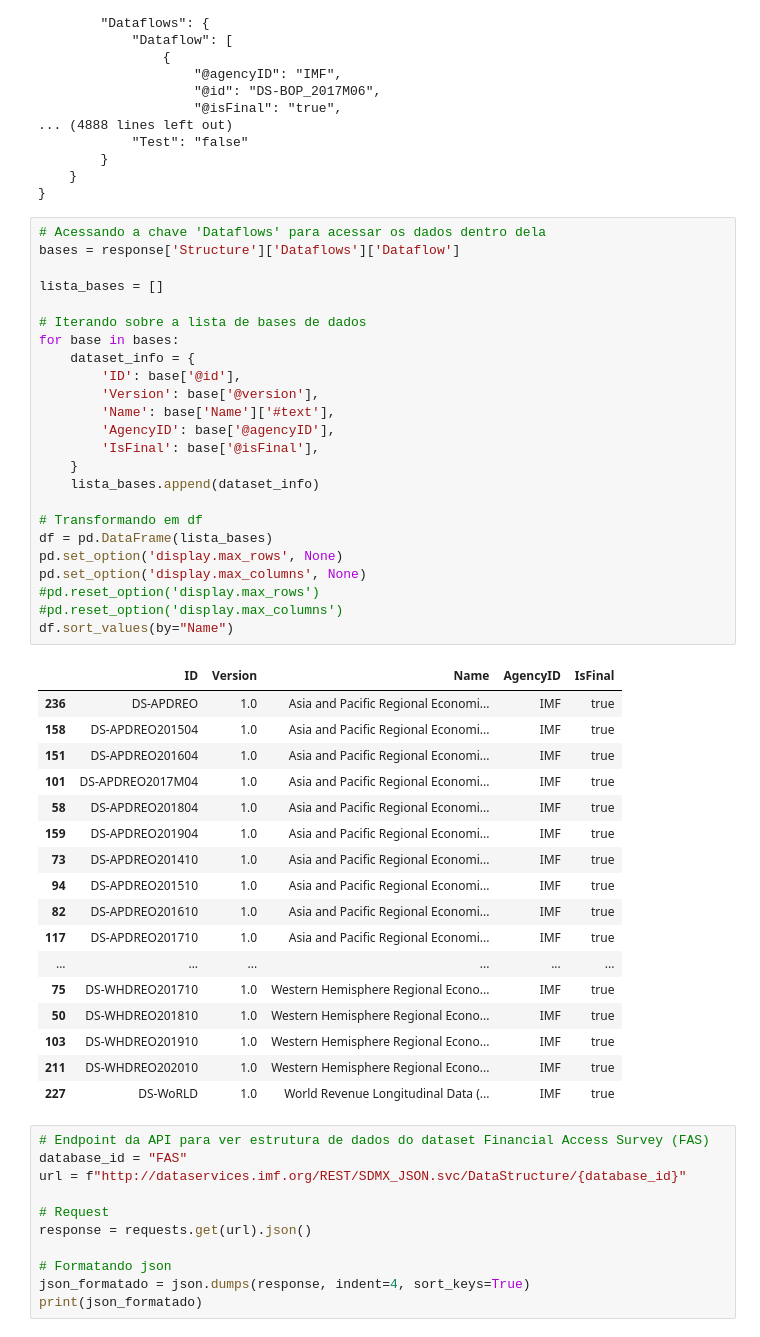
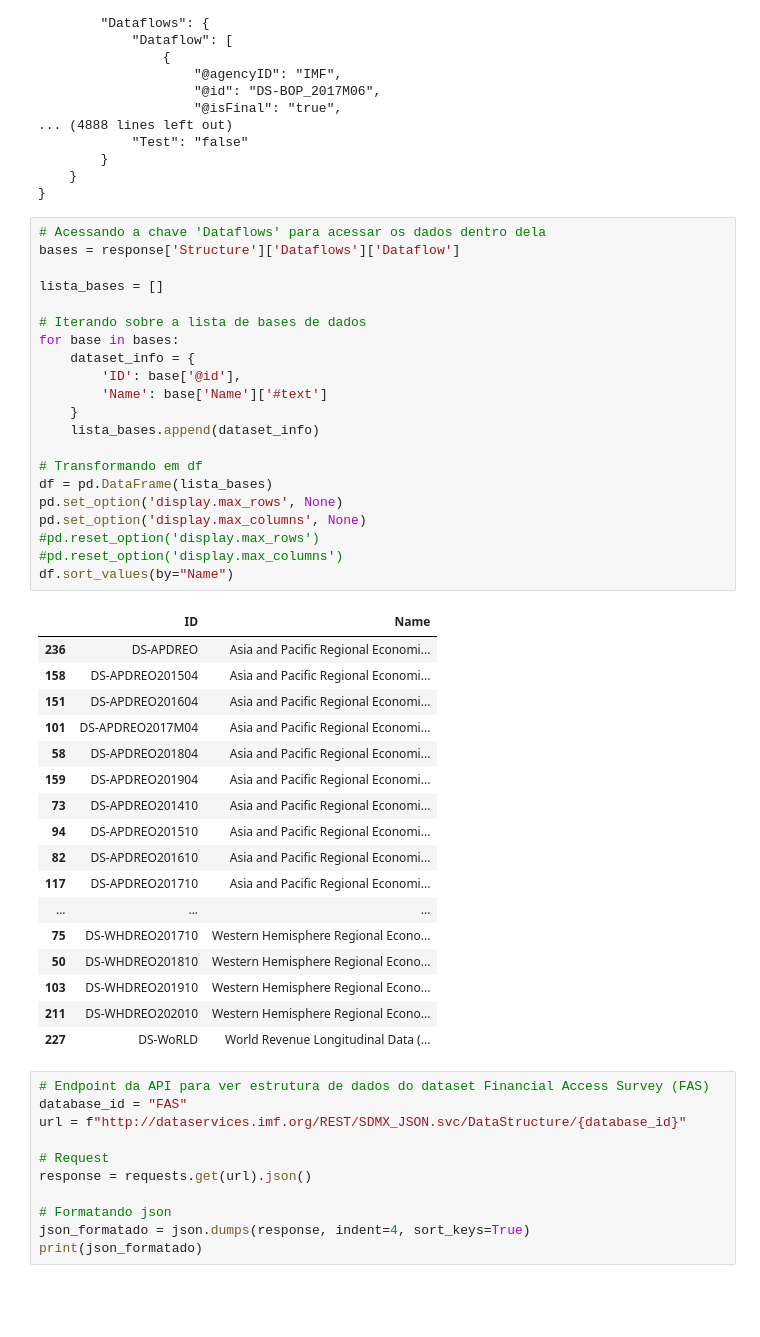
Before and after one commit to mariaraquelbarbosa/projeto-her.dev, a Jupyter notebook: Her.dev/Extracao_FMI.ipynb, the cells around one changed output. Cells and saved outputs as stored; diff of their text form; blank space fills up the shorter version.

```diff
--- a/Her.dev/Extracao_FMI.ipynb
+++ b/Her.dev/Extracao_FMI.ipynb
@@ -36,45 +36,42 @@ print(json_formatado)
 # %%
 # Acessando a chave 'Dataflows' para acessar os dados dentro dela
 bases = response['Structure']['Dataflows']['Dataflow']
 
 lista_bases = []
 
 # Iterando sobre a lista de bases de dados
 for base in bases:
     dataset_info = {
         'ID': base['@id'],
-        'Version': base['@version'],
-        'Name': base['Name']['#text'],
-        'AgencyID': base['@agencyID'],
-        'IsFinal': base['@isFinal'],
+        'Name': base['Name']['#text']
     }
     lista_bases.append(dataset_info)
 
 # Transformando em df
 df = pd.DataFrame(lista_bases)
 pd.set_option('display.max_rows', None)
 pd.set_option('display.max_columns', None)
 #pd.reset_option('display.max_rows')
 #pd.reset_option('display.max_columns')
 df.sort_values(by="Name")
 # %% [output]
-|  | ID | Version | Name | AgencyID | IsFinal |
-| 236 | DS-APDREO | 1.0 | Asia and Pacific Regional Economi... | IMF | true |
-| 158 | DS-APDREO201504 | 1.0 | Asia and Pacific Regional Economi... | IMF | true |
-| 151 | DS-APDREO201604 | 1.0 | Asia and Pacific Regional Economi... | IMF | true |
-| 101 | DS-APDREO2017M04 | 1.0 | Asia and Pacific Regional Economi... | IMF | true |
-| 58 | DS-APDREO201804 | 1.0 | Asia and Pacific Regional Economi... | IMF | true |
-| 159 | DS-APDREO201904 | 1.0 | Asia and Pacific Regional Economi... | IMF | true |
-| 73 | DS-APDREO201410 | 1.0 | Asia and Pacific Regional Economi... | IMF | true |
-| 94 | DS-APDREO201510 | 1.0 | Asia and Pacific Regional Economi... | IMF | true |
-| 82 | DS-APDREO201610 | 1.0 | Asia and Pacific Regional Economi... | IMF | true |
-| 117 | DS-APDREO201710 | 1.0 | Asia and Pacific Regional Economi... | IMF | true |
-| ... | ... | ... | ... | ... | ... |
-| 75 | DS-WHDREO201710 | 1.0 | Western Hemisphere Regional Econo... | IMF | true |
-| 50 | DS-WHDREO201810 | 1.0 | Western Hemisphere Regional Econo... | IMF | true |
-| 103 | DS-WHDREO201910 | 1.0 | Western Hemisphere Regional Econo... | IMF | true |
-| 211 | DS-WHDREO202010 | 1.0 | Western Hemisphere Regional Econo... | IMF | true |
-| 227 | DS-WoRLD | 1.0 | World Revenue Longitudinal Data (... | IMF | true |
+|  | ID | Name |
+| 236 | DS-APDREO | Asia and Pacific Regional Economi... |
+| 158 | DS-APDREO201504 | Asia and Pacific Regional Economi... |
+| 151 | DS-APDREO201604 | Asia and Pacific Regional Economi... |
+| 101 | DS-APDREO2017M04 | Asia and Pacific Regional Economi... |
+| 58 | DS-APDREO201804 | Asia and Pacific Regional Economi... |
+| 159 | DS-APDREO201904 | Asia and Pacific Regional Economi... |
+| 73 | DS-APDREO201410 | Asia and Pacific Regional Economi... |
+| 94 | DS-APDREO201510 | Asia and Pacific Regional Economi... |
+| 82 | DS-APDREO201610 | Asia and Pacific Regional Economi... |
+| 117 | DS-APDREO201710 | Asia and Pacific Regional Economi... |
+| ... | ... | ... |
+| 75 | DS-WHDREO201710 | Western Hemisphere Regional Econo... |
+| 50 | DS-WHDREO201810 | Western Hemisphere Regional Econo... |
+| 103 | DS-WHDREO201910 | Western Hemisphere Regional Econo... |
+| 211 | DS-WHDREO202010 | Western Hemisphere Regional Econo... |
+| 227 | DS-WoRLD | World Revenue Longitudinal Data (... |
 # %%
 # Endpoint da API para ver estrutura de dados do dataset Financial Access Survey (FAS)
 database_id = "FAS"
```
